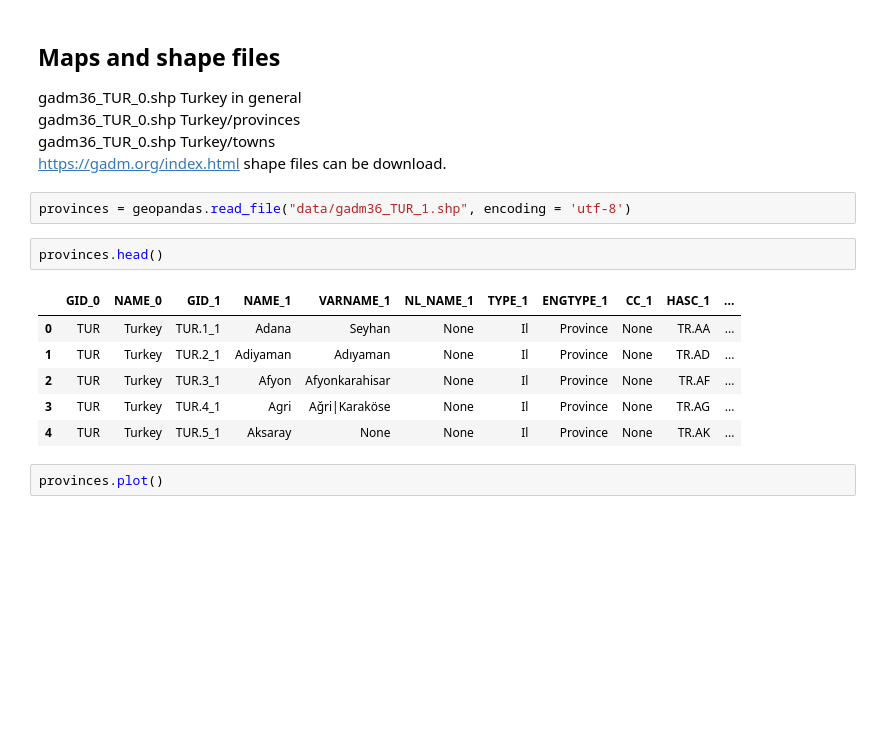
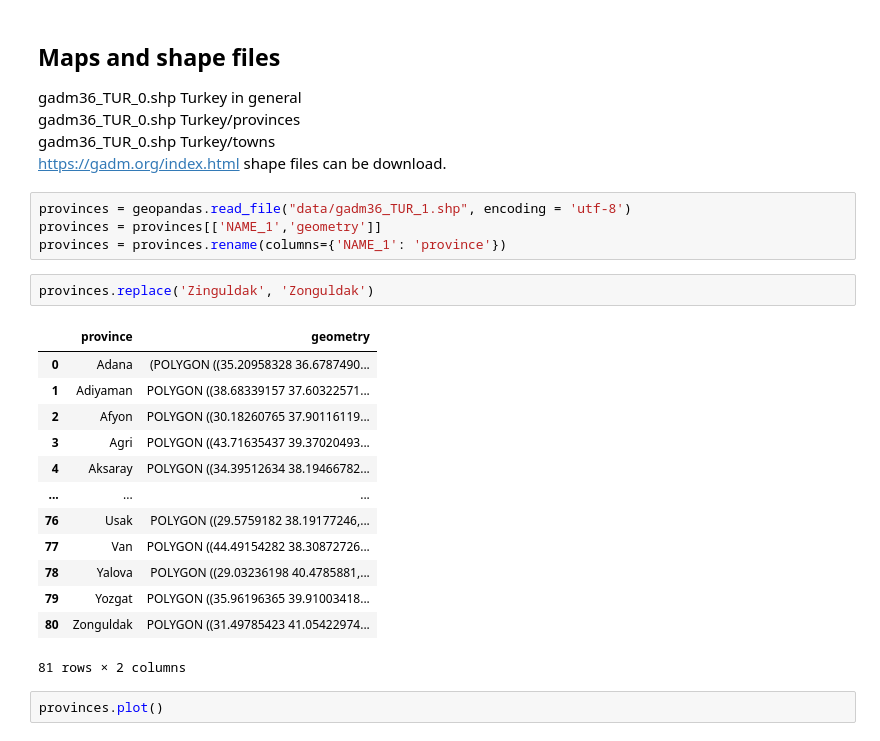
Before and after one commit to ctukel/Geopandas-projects, a Jupyter notebook: Turkeys_population.ipynb, the cells around one changed output. Saved outputs shown, nothing was run; the diff lists cells and outputs as text; blank space fills up the shorter version.

```diff
--- a/Turkeys_population.ipynb
+++ b/Turkeys_population.ipynb
@@ -20,15 +25,24 @@ gadm36_TUR_0.shp Turkey/towns
 https://gadm.org/index.html shape files can be download.
 # %%
 provinces = geopandas.read_file("data/gadm36_TUR_1.shp", encoding = 'utf-8')
+provinces = provinces[['NAME_1','geometry']]
+provinces = provinces.rename(columns={'NAME_1': 'province'})
-# %%
-provinces.head()
-# %% [output]
-|  | GID_0 | NAME_0 | GID_1 | NAME_1 | VARNAME_1 | NL_NAME_1 | TYPE_1 | ENGTYPE_1 | CC_1 | HASC_1 | ... |
-| 0 | TUR | Turkey | TUR.1_1 | Adana | Seyhan | None | Il | Province | None | TR.AA | ... |
-| 1 | TUR | Turkey | TUR.2_1 | Adiyaman | Adıyaman | None | Il | Province | None | TR.AD | ... |
-| 2 | TUR | Turkey | TUR.3_1 | Afyon | Afyonkarahisar | None | Il | Province | None | TR.AF | ... |
-| 3 | TUR | Turkey | TUR.4_1 | Agri | Ağri|Karaköse | None | Il | Province | None | TR.AG | ... |
-| 4 | TUR | Turkey | TUR.5_1 | Aksaray | None | None | Il | Province | None | TR.AK | ... |
+# %%
+provinces.replace('Zinguldak', 'Zonguldak')
+# %% [output]
+|  | province | geometry |
+| 0 | Adana | (POLYGON ((35.20958328 36.6787490... |
+| 1 | Adiyaman | POLYGON ((38.68339157 37.60322571... |
+| 2 | Afyon | POLYGON ((30.18260765 37.90116119... |
+| 3 | Agri | POLYGON ((43.71635437 39.37020493... |
+| 4 | Aksaray | POLYGON ((34.39512634 38.19466782... |
+| ... | ... | ... |
+| 76 | Usak | POLYGON ((29.5759182 38.19177246,... |
+| 77 | Van | POLYGON ((44.49154282 38.30872726... |
+| 78 | Yalova | POLYGON ((29.03236198 40.4785881,... |
+| 79 | Yozgat | POLYGON ((35.96196365 39.91003418... |
+| 80 | Zonguldak | POLYGON ((31.49785423 41.05422974... |
+81 rows × 2 columns
 # %%
 provinces.plot()
 # %% [output]
```
Also changed, not shown: parts of 13 cells of this notebook.
